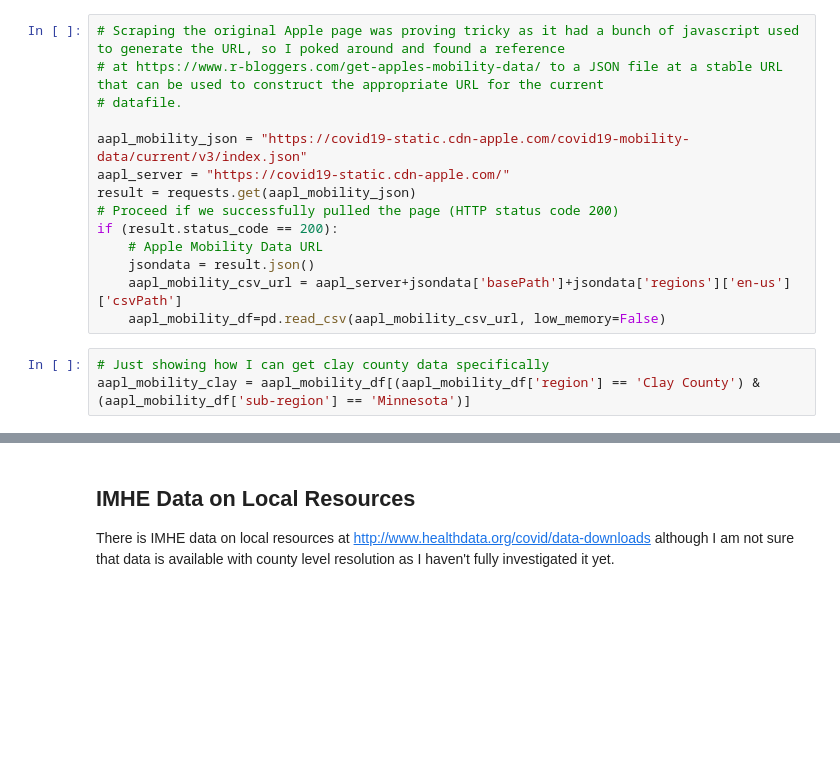
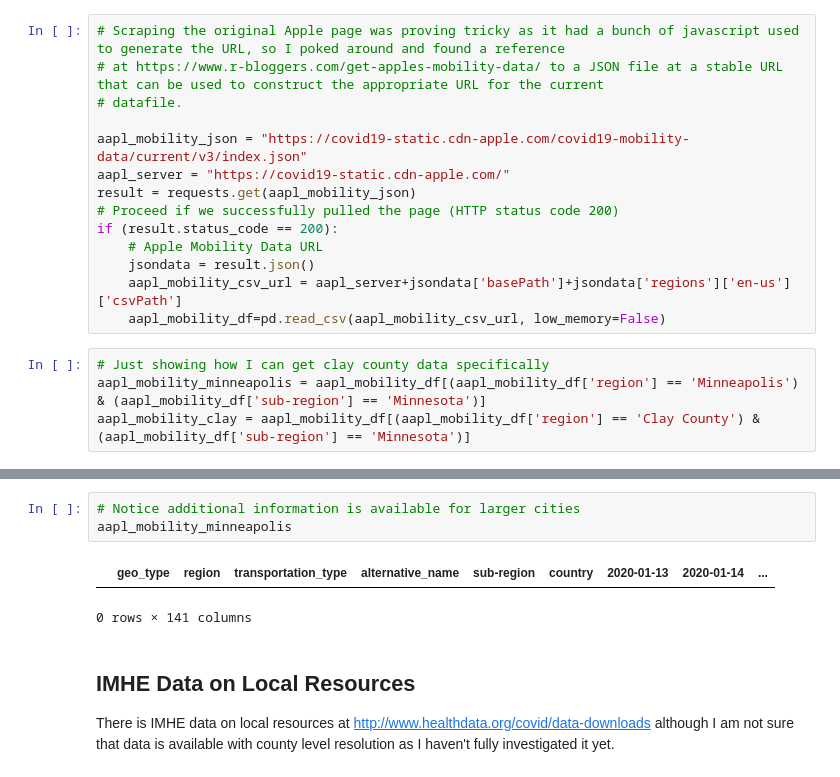
Before and after one commit to JuanCab/COVID_DataViz, a Jupyter notebook: Test_Read_Data.ipynb, the cells around one changed output, grey strips where cells are left out. Drawn from its saved outputs; the diff is of its cells as text; blank space fills up the shorter version.

```diff
--- a/Test_Read_Data.ipynb
+++ b/Test_Read_Data.ipynb
@@ -103,4 +104,5 @@ if (result.status_code == 200):
     aapl_mobility_df=pd.read_csv(aapl_mobility_csv_url, low_memory=False)
 # %%
 # Just showing how I can get clay county data specifically
+aapl_mobility_minneapolis = aapl_mobility_df[(aapl_mobility_df['region'] == 'Minneapolis') & (aapl_mobility_df['sub-region'] == 'Minnesota')]
 aapl_mobility_clay = aapl_mobility_df[(aapl_mobility_df['region'] == 'Clay County') & (aapl_mobility_df['sub-region'] == 'Minnesota')]
@@ -109,3 +116,9 @@ aapl_mobility_clay
+# %%
+# Notice additional information is available for larger cities
+aapl_mobility_minneapolis
+# %% [output]
+|  | geo_type | region | transportation_type | alternative_name | sub-region | country | 2020-01-13 | 2020-01-14 | ... |
+0 rows × 141 columns
 # %% [markdown]
 ## IMHE Data on Local Resources
 
```
Also changed, not shown: parts of 6 cells of this notebook, 2 other files.
